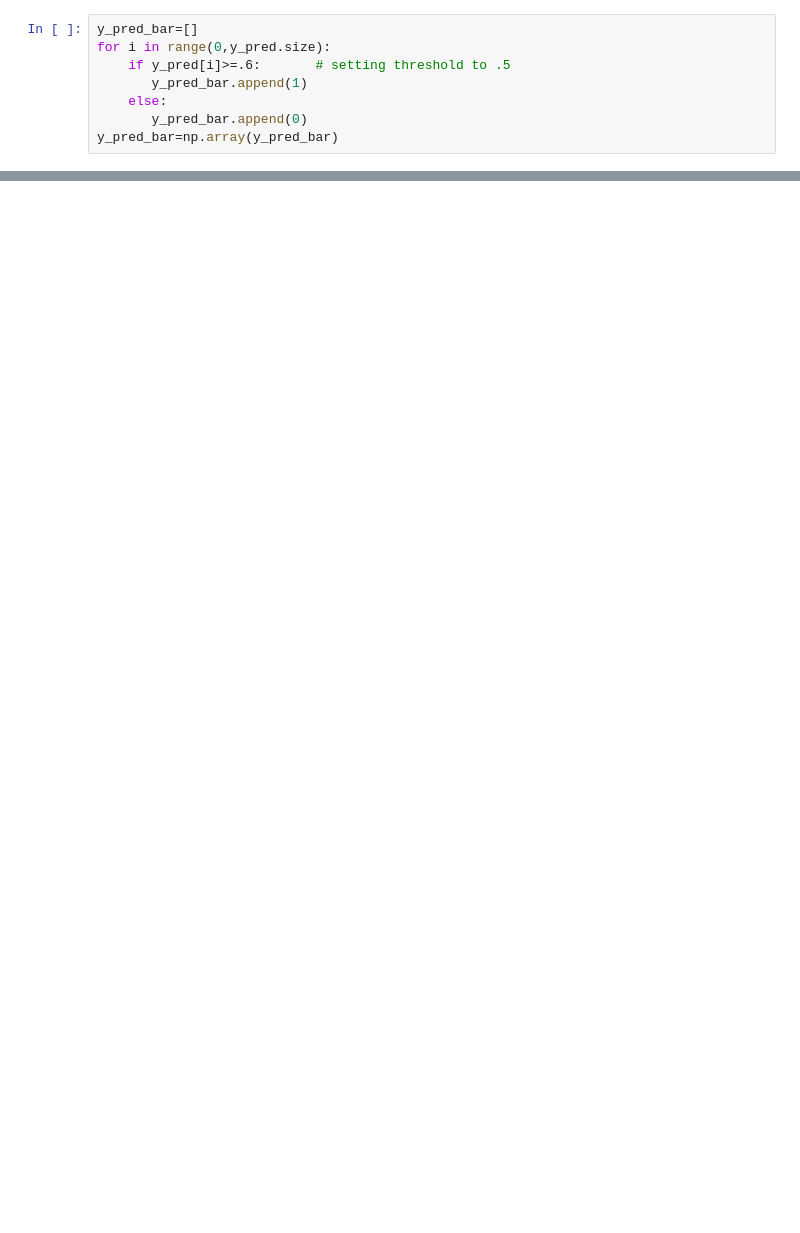
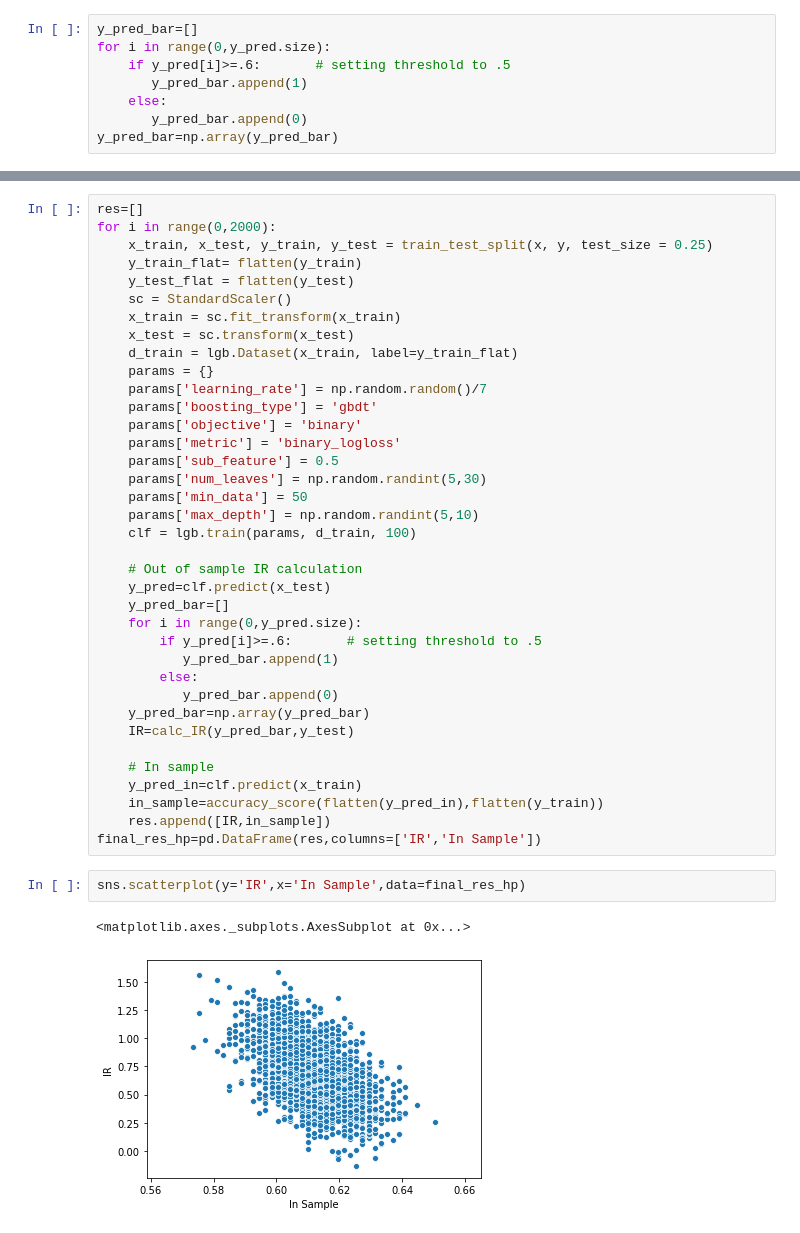
Before and after one commit to mrefermat/quant_finance, a Jupyter notebook: LightGBM example.ipynb, the cells around one changed output, grey strips where cells are left out. Drawn from its saved outputs; the diff is of its cells as text; blank space fills up the shorter version.

```diff
--- a/LightGBM example.ipynb
+++ b/LightGBM example.ipynb
@@ -78,0 +125,42 @@ accuracy
+# %%
+res=[]
+for i in range(0,2000):
+    x_train, x_test, y_train, y_test = train_test_split(x, y, test_size = 0.25)
+    y_train_flat= flatten(y_train)
+    y_test_flat = flatten(y_test)
+    sc = StandardScaler()
+    x_train = sc.fit_transform(x_train)
+    x_test = sc.transform(x_test)
+    d_train = lgb.Dataset(x_train, label=y_train_flat)
+    params = {}
+    params['learning_rate'] = np.random.random()/7
+    params['boosting_type'] = 'gbdt'
+    params['objective'] = 'binary'
+    params['metric'] = 'binary_logloss'
+    params['sub_feature'] = 0.5
+    params['num_leaves'] = np.random.randint(5,30)
+    params['min_data'] = 50
+    params['max_depth'] = np.random.randint(5,10)
+    clf = lgb.train(params, d_train, 100)
+
+    # Out of sample IR calculation
+    y_pred=clf.predict(x_test)
+    y_pred_bar=[]
+    for i in range(0,y_pred.size):
+        if y_pred[i]>=.6:       # setting threshold to .5
+           y_pred_bar.append(1)
+        else:
+           y_pred_bar.append(0)
+    y_pred_bar=np.array(y_pred_bar)
+    IR=calc_IR(y_pred_bar,y_test)
+
+    # In sample
+    y_pred_in=clf.predict(x_train)
+    in_sample=accuracy_score(flatten(y_pred_in),flatten(y_train))
+    res.append([IR,in_sample])
+final_res_hp=pd.DataFrame(res,columns=['IR','In Sample'])
+# %%
+sns.scatterplot(y='IR',x='In Sample',data=final_res_hp)
+# %% [output]
+<matplotlib.axes._subplots.AxesSubplot at 0x...>
+[figure, added]
```
Also changed, not shown: parts of 24 cells of this notebook, 1 other file.
